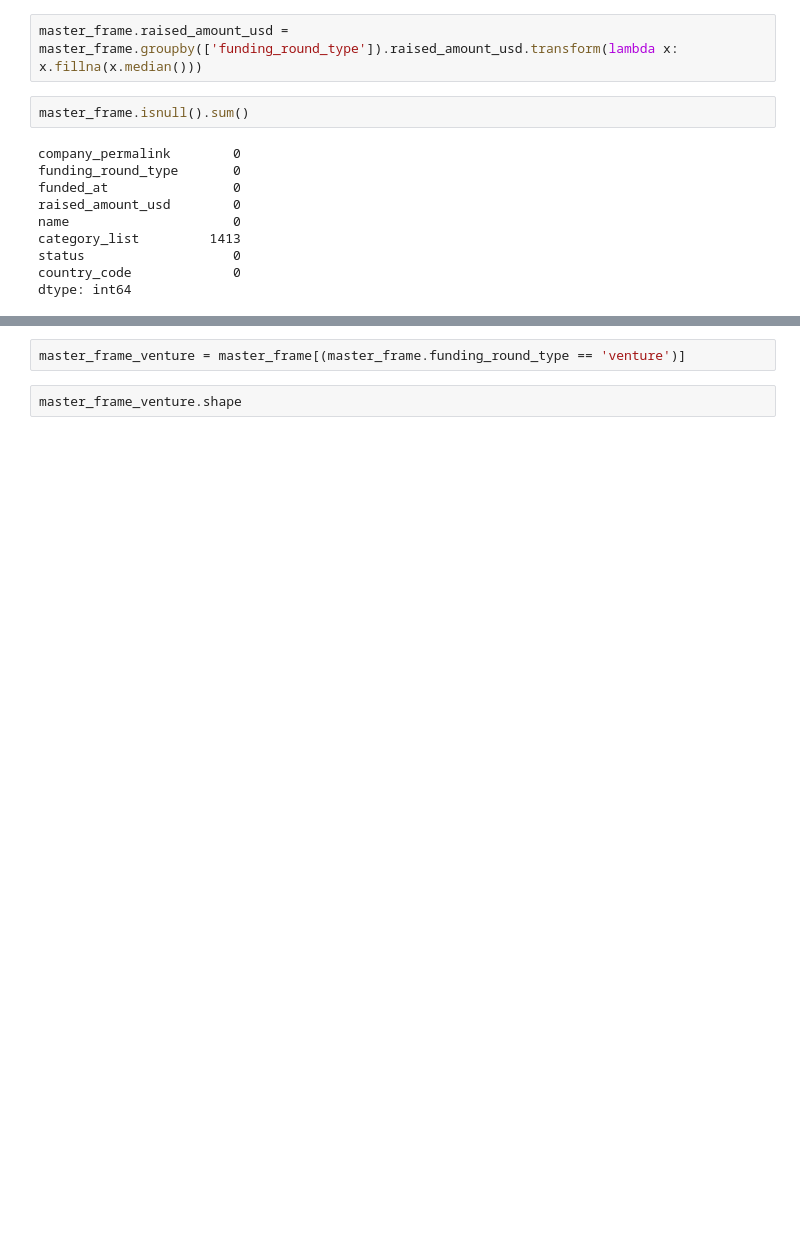
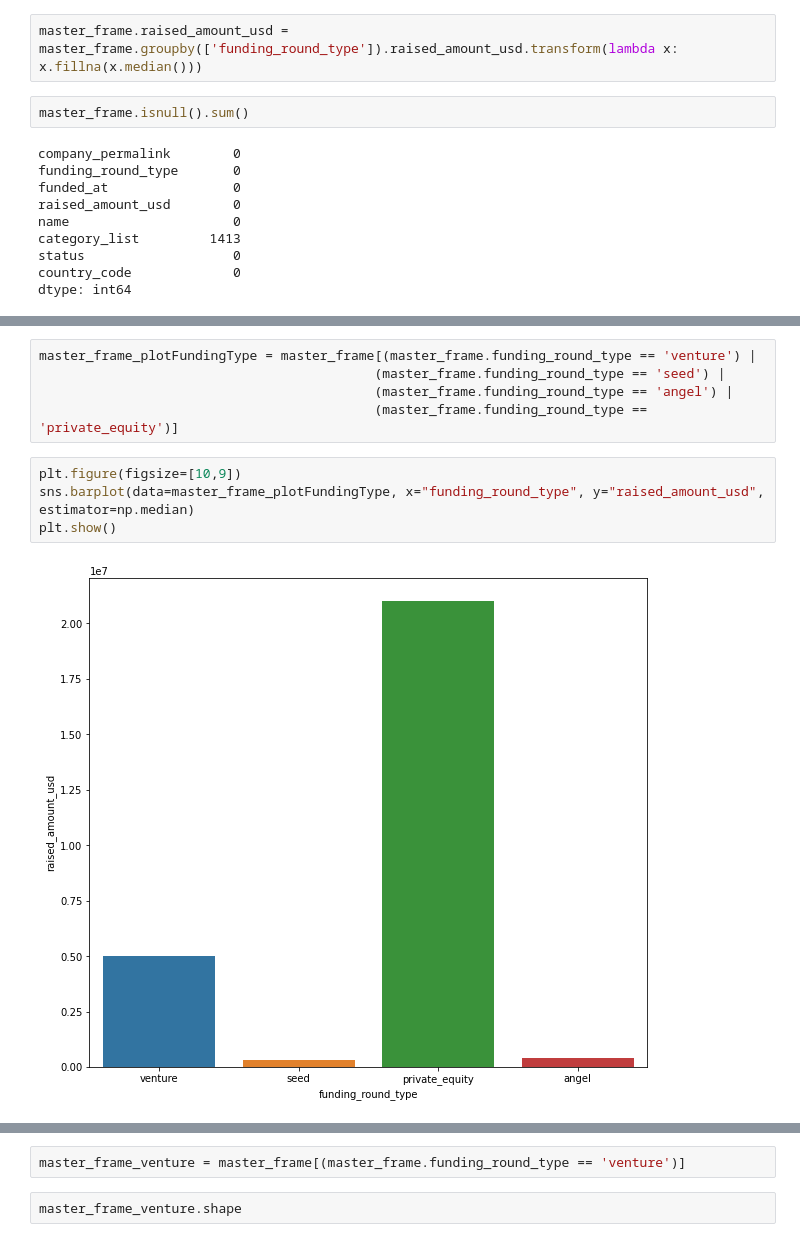
Before and after one commit to PCP4Dev/AI, a Jupyter notebook: InvestmentAssignment/Investment Assignment.ipynb, the cells around one changed output, grey strips where cells are left out. Saved outputs shown, nothing was run; the diff lists cells and outputs as text; blank space fills up the shorter version.

```diff
--- a/InvestmentAssignment/Investment Assignment.ipynb
+++ b/InvestmentAssignment/Investment Assignment.ipynb
@@ -305,6 +306,17 @@ master_frame.groupby(['funding_round_type']).raised_amount_usd.describe()
 | seed | 25010.0 | 6.695067e+05 | 2.081686e+06 | 0.0 | 105006.00 | 310000.0 | 765000.00 | 2.000000e+08 |
 | undisclosed | 4083.0 | 5.788835e+06 | 9.505062e+07 | 0.0 | 1053489.00 | 1053489.0 | 1053489.00 | 4.630000e+09 |
 | venture | 49194.0 | 1.130747e+07 | 8.679574e+07 | 0.0 | 2000000.00 | 5000000.0 | 11000000.00 | 1.760000e+10 |
+# %%
+master_frame_plotFundingType = master_frame[(master_frame.funding_round_type == 'venture') |
+                                           (master_frame.funding_round_type == 'seed') |
+                                           (master_frame.funding_round_type == 'angel') |
+                                           (master_frame.funding_round_type == 'private_equity')]
+# %%
+plt.figure(figsize=[10,9])
+sns.barplot(data=master_frame_plotFundingType, x="funding_round_type", y="raised_amount_usd", estimator=np.median)
+plt.show()
+# %% [output]
+[figure, added]
 # %%
 master_frame.country_code.value_counts()
 # %% [output]
```
Also changed, not shown: parts of 18 cells of this notebook, 1 other file.
